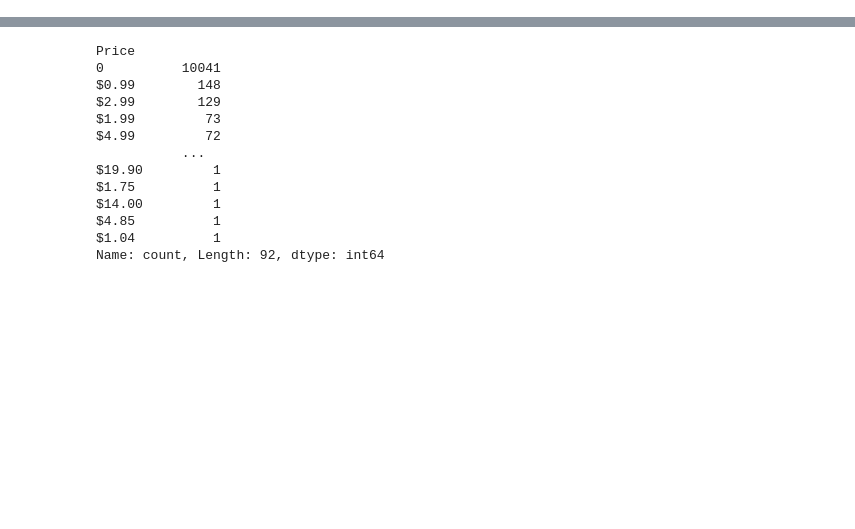
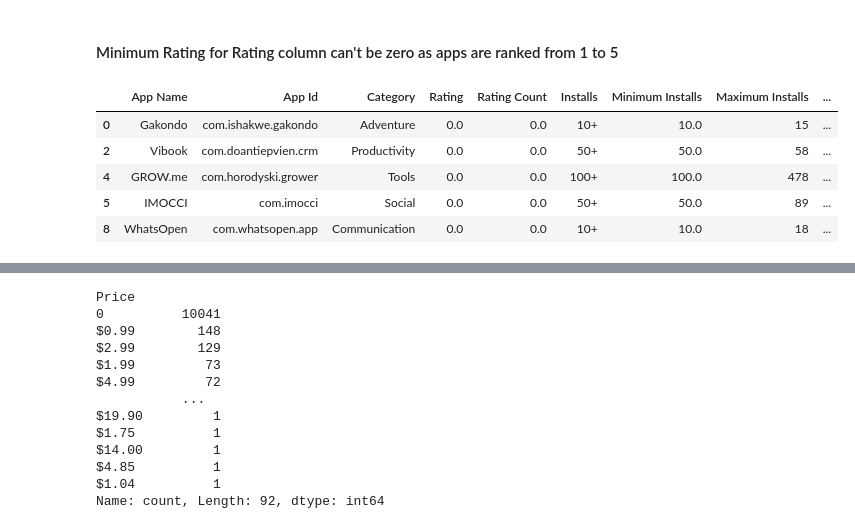
Before and after one commit to mozammilkarim/app_store_data_eda, a Jupyter notebook: app_store.ipynb, the cells around one changed output, grey strips where cells are left out. Drawn from its saved outputs; the diff is of its cells as text; code cells hidden in the pictures; blank space fills up the shorter version.

```diff
--- a/app_store.ipynb
+++ b/app_store.ipynb
@@ -28,0 +110,11 @@ memory usage: 1.1+ MB
+# %% [markdown]
+#### Minimum Rating for Rating column can't be zero as apps are ranked from 1 to 5
+# %%
+df.loc[df["Rating"]==0].head()
+# %% [output]
+|  | App Name | App Id | Category | Rating | Rating Count | Installs | Minimum Installs | Maximum Installs | ... |
+| 0 | Gakondo | com.ishakwe.gakondo | Adventure | 0.0 | 0.0 | 10+ | 10.0 | 15 | ... |
+| 2 | Vibook | com.doantiepvien.crm | Productivity | 0.0 | 0.0 | 50+ | 50.0 | 58 | ... |
+| 4 | GROW.me | com.horodyski.grower | Tools | 0.0 | 0.0 | 100+ | 100.0 | 478 | ... |
+| 5 | IMOCCI | com.imocci | Social | 0.0 | 0.0 | 50+ | 50.0 | 89 | ... |
+| 8 | WhatsOpen | com.whatsopen.app | Communication | 0.0 | 0.0 | 10+ | 10.0 | 18 | ... |
```
Also changed, not shown: parts of 30 cells of this notebook, 2 other files.
